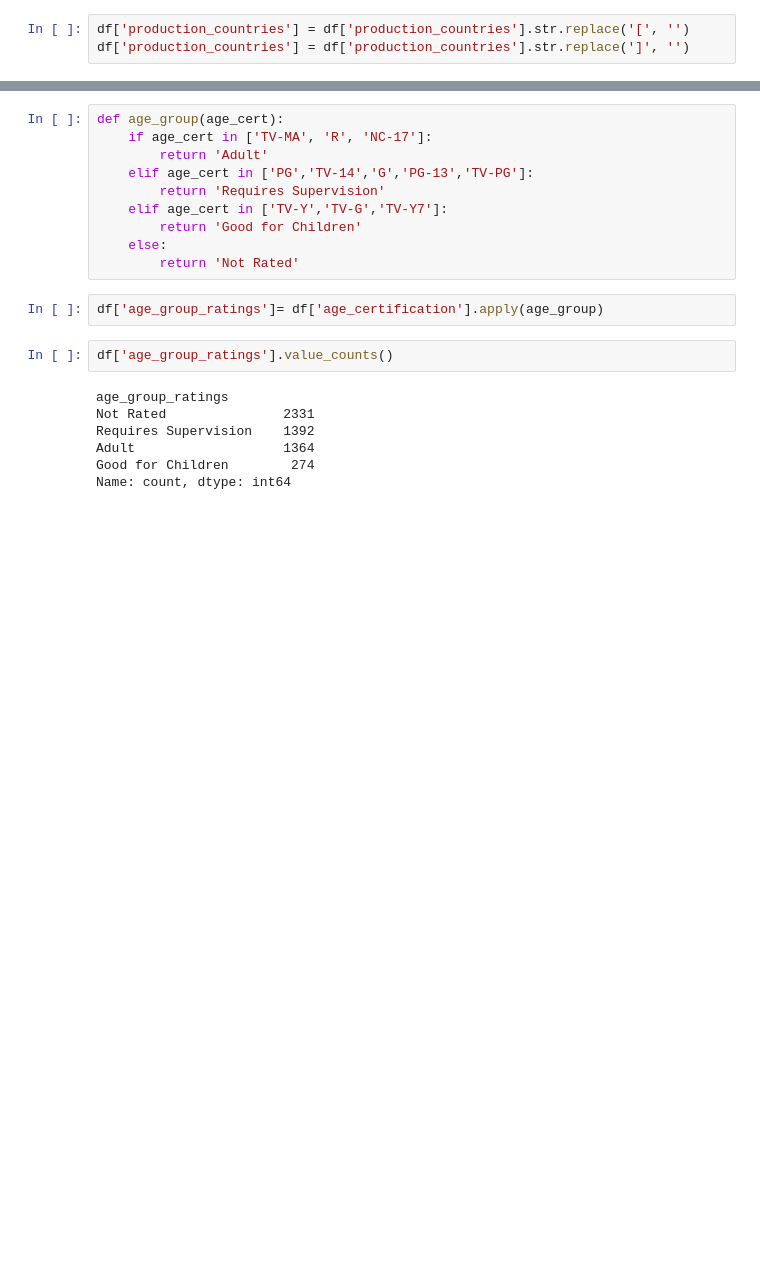
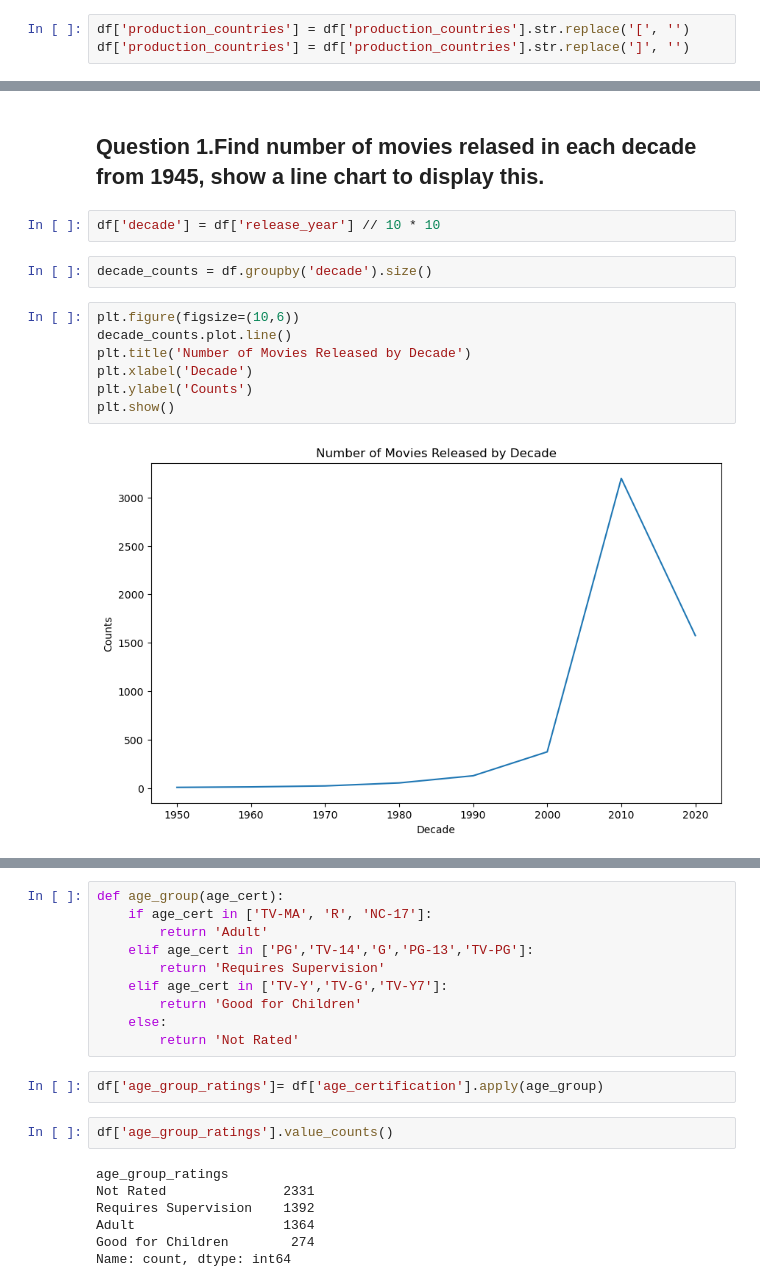
Before and after one commit to Nahsc0/Netflix_Movie_Analysis, a Jupyter notebook: NetflixAssignment (1).ipynb, the cells around one changed output, grey strips where cells are left out. Cells and saved outputs as stored; diff of their text form; blank space fills up the shorter version.

Commit message:
Added some analysis with respect to the 5 questions above

```diff
--- a/NetflixAssignment (1).ipynb
+++ b/NetflixAssignment (1).ipynb
@@ -173,3 +182,18 @@ df.head()
 | 3 | Life of Brian | MOVIE | 1979 | R | 94 | 'comedy' | 'GB' | NaN | ... |
 | 4 | The Exorcist | MOVIE | 1973 | R | 133 | 'horror' | 'US' | NaN | ... |
 | 5 | Monty Python's Flying Circus | SHOW | 1969 | TV-14 | 30 | 'comedy', 'european' | 'GB' | 4.0 | ... |
+# %% [markdown]
+## Question 1.Find number of movies relased in each decade from 1945, show a line chart to display this.
+# %%
+df['decade'] = df['release_year'] // 10 * 10
+# %%
+decade_counts = df.groupby('decade').size()
+# %%
+plt.figure(figsize=(10,6))
+decade_counts.plot.line()
+plt.title('Number of Movies Released by Decade')
+plt.xlabel('Decade')
+plt.ylabel('Counts')
+plt.show()
+# %% [output]
+[figure, added]
```
Also changed, not shown: parts of 33 cells of this notebook.
